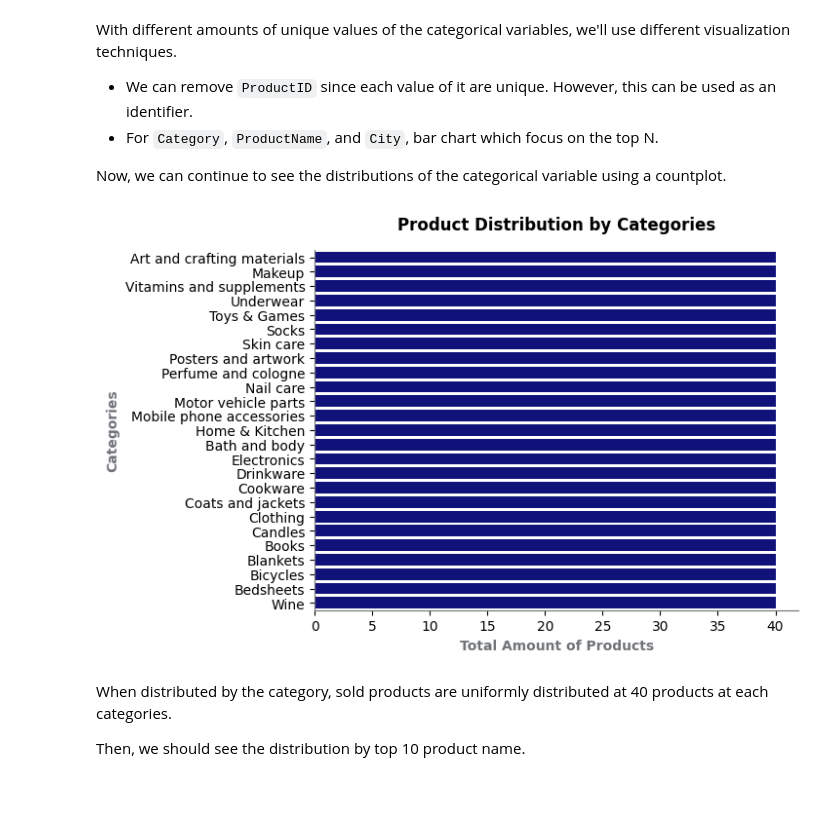
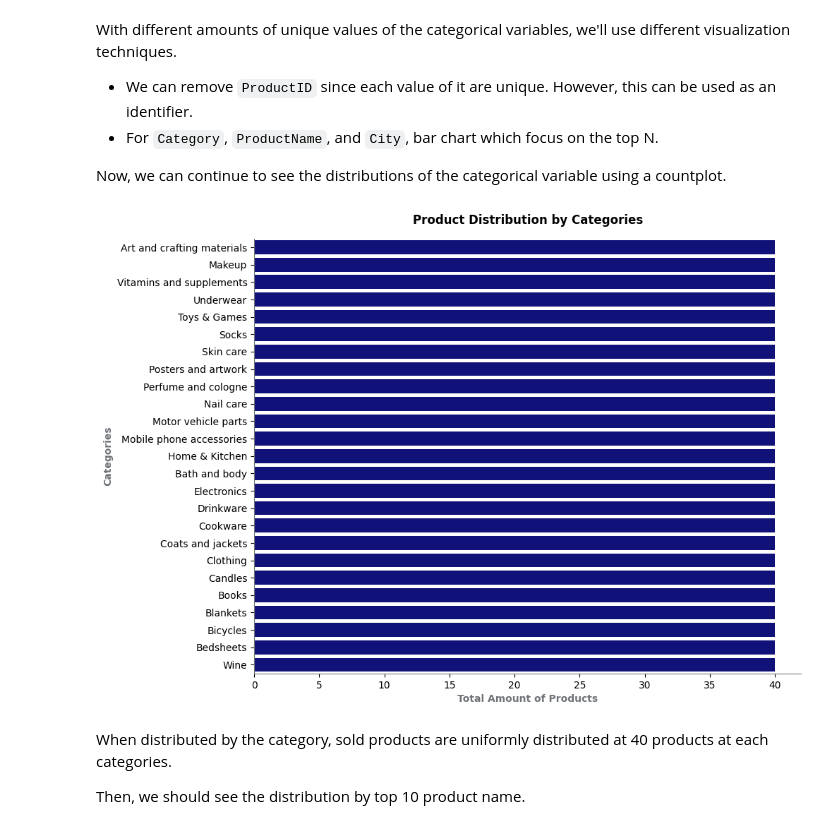
Before and after one commit to lazuardifp19/lazuardfp_portfolio, a Jupyter notebook: Ecommerce Analysis With Product-Centric RFM Analysis and K Means Clustering/ecommerce-analysis-with-product-centric-rfm-analysis-and-k-means-clustering.ipynb, the cells around one changed output. Drawn from its saved outputs; the diff is of its cells as text; code cells hidden in the pictures; blank space fills up the shorter version.

```diff
--- a/Ecommerce Analysis K Means/ecommerce-analysis.ipynb
+++ b/Ecommerce Analysis With Product-Centric RFM Analysis and K Means Clustering/ecommerce-analysis-with-product-centric-rfm-analysis-and-k-means-clustering.ipynb
@@ -158,7 +151,9 @@ Now, we should rearrange the days or months extracted in order.
 day_ordered = ['Monday', 'Tuesday', 'Wednesday', 'Thursday', 'Friday', 'Saturday', 'Sunday']
 df['Day'] = pd.Categorical(df['Day'], categories=day_ordered, ordered=True)
 
-month_ordered = ['January', 'February', 'March', 'April', 'May', 'June', 'July', 'August', 'September', 'October', 'November', 'December']
+month_ordered = ['January', 'February', 'March', 'April', 'May', 'June',
+                 'July', 'August', 'September', 'October', 'November', 'December']
+
 df['Month'] = pd.Categorical(df['Month'], categories=month_ordered, ordered=True)
 # %% [markdown]
 As there are no duplicates in the dataset, we can proceed. However, before we proceed, we should make a new column/feature for Total Revenue of each product.
@@ -488,28 +397,28 @@ With different amounts of unique values of the categorical variables, we'll use
 Now, we can continue to see the distributions of the categorical variable using a countplot.
 # %%
 # Set up the figure and axes
-fig, ax = plt.subplots()
+fig, ax = plt.subplots(figsize=(10,8))
 
 # Create the countplot
 sns.countplot(y=df['Category'], order=df['Category'].value_counts().index,
               color='darkblue', ax=ax)
 
 # Despine the right side
 sns.despine(right=True)
 
 # Set the labels
 ax.set_xlabel('Total Amount of Products', weight='bold', color='#6F7378')
 ax.set_ylabel('Categories', weight='bold', color='#6F7378')
 
 # Style the spine
 for spine in ax.spines.values():
     spine.set_edgecolor('#6F7378')
 
 ax.set_title('Product Distribution by Categories', pad=15, weight='bold')
 
 plt.show()
 # %% [output]
-[figure, old version]
+[figure, new version]
 # %% [markdown]
 When distributed by the category, sold products are uniformly distributed at 40 products at each categories.
 
```
Also changed, not shown: parts of 23 cells of this notebook, 4 other files.
